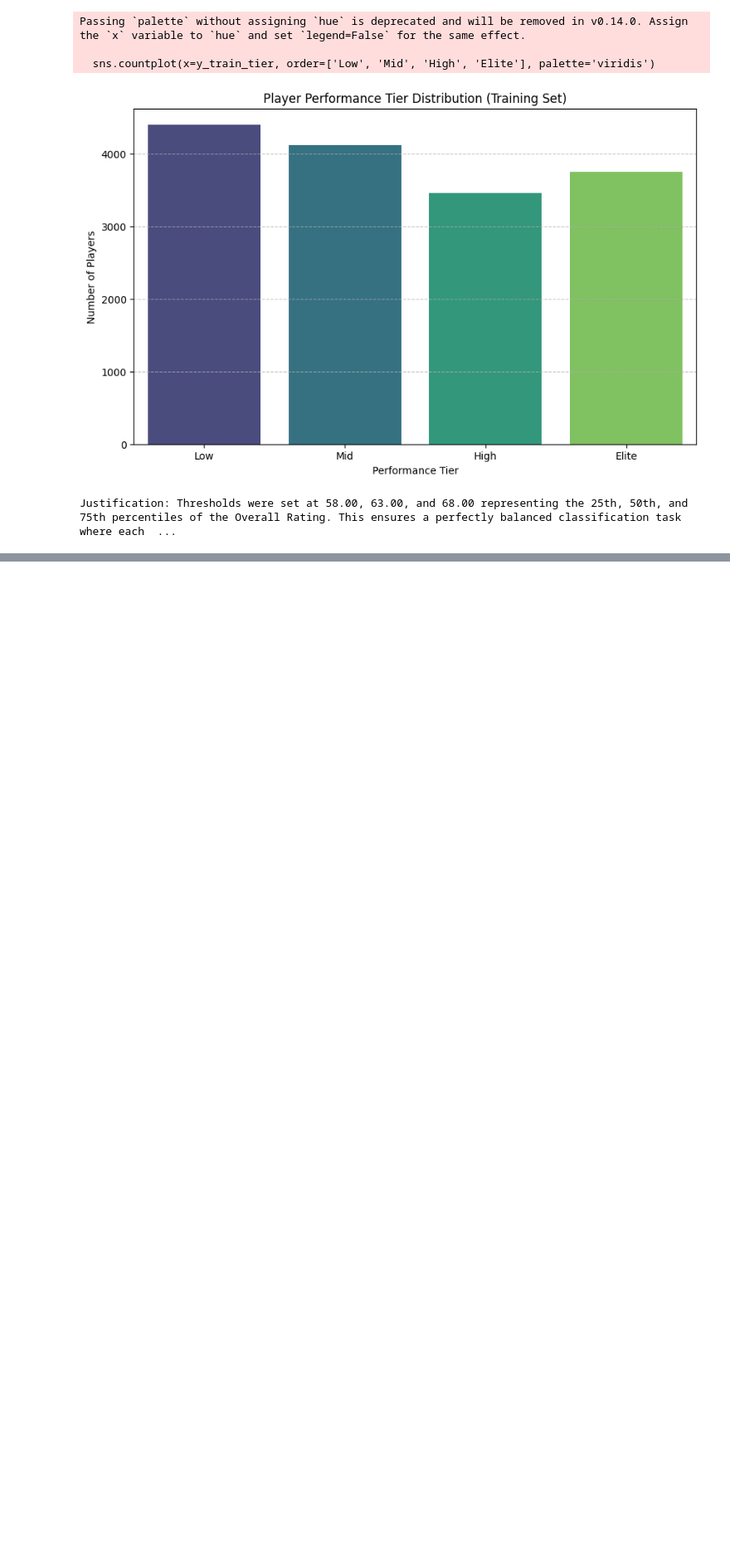
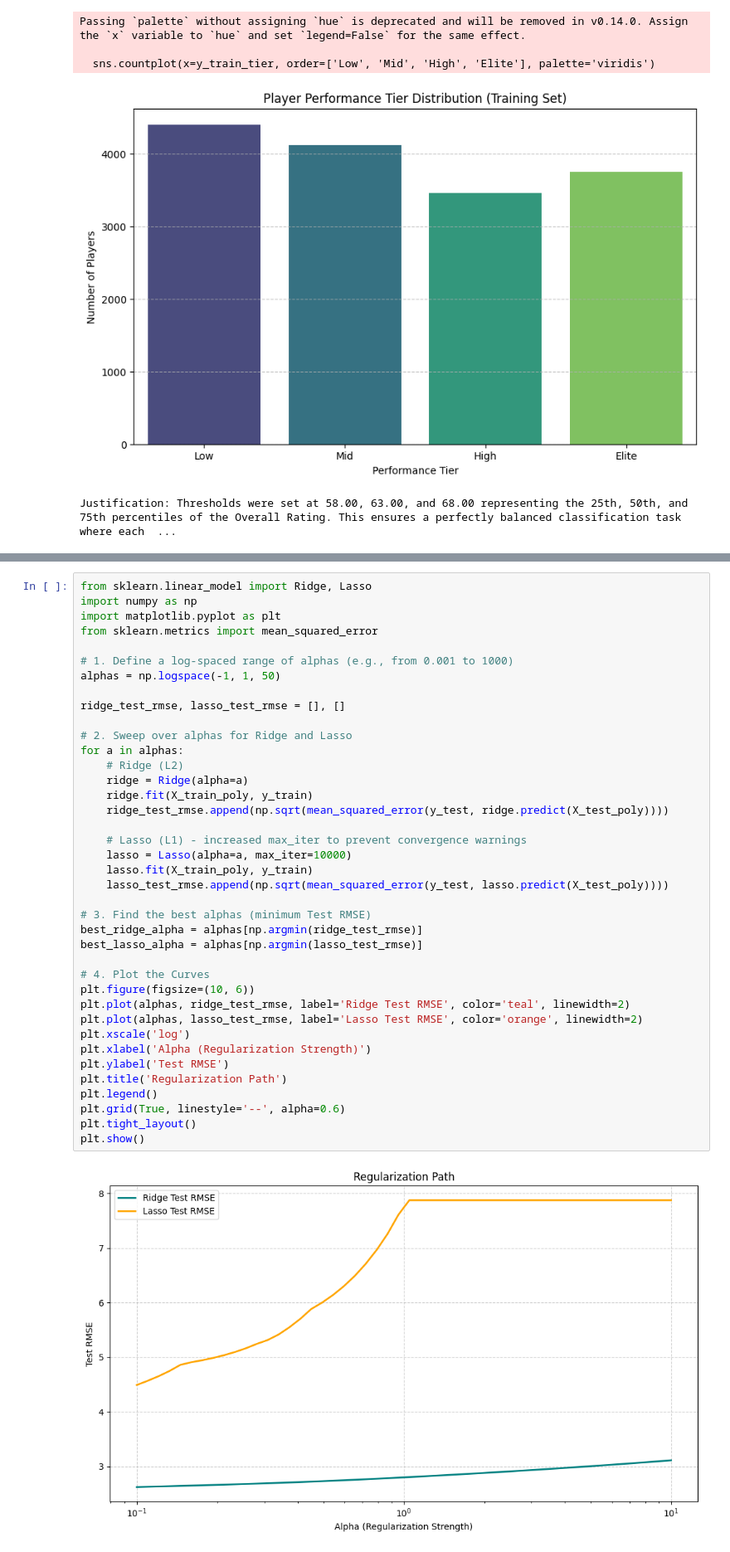
Before and after one commit to Fares-Shreen/assignment_fifa, a Jupyter notebook: fifa.ipynb, the cells around one changed output, grey strips where cells are left out. Shown at 83% size. Cells and saved outputs as stored; diff of their text form; blank space fills up the shorter version.

```diff
--- a/fifa.ipynb
+++ b/fifa.ipynb
@@ -395,0 +505,41 @@ Conclusion: Scaling does NOT affect Naive Bayes performance.
+# %%
+from sklearn.linear_model import Ridge, Lasso
+import numpy as np
+import matplotlib.pyplot as plt
+from sklearn.metrics import mean_squared_error
+
+# 1. Define a log-spaced range of alphas (e.g., from 0.001 to 1000)
+alphas = np.logspace(-1, 1, 50)
+
+ridge_test_rmse, lasso_test_rmse = [], []
+
+# 2. Sweep over alphas for Ridge and Lasso
+for a in alphas:
+    # Ridge (L2)
+    ridge = Ridge(alpha=a)
+    ridge.fit(X_train_poly, y_train)
+    ridge_test_rmse.append(np.sqrt(mean_squared_error(y_test, ridge.predict(X_test_poly))))
+
+    # Lasso (L1) - increased max_iter to prevent convergence warnings
+    lasso = Lasso(alpha=a, max_iter=10000)
+    lasso.fit(X_train_poly, y_train)
+    lasso_test_rmse.append(np.sqrt(mean_squared_error(y_test, lasso.predict(X_test_poly))))
+
+# 3. Find the best alphas (minimum Test RMSE)
+best_ridge_alpha = alphas[np.argmin(ridge_test_rmse)]
+best_lasso_alpha = alphas[np.argmin(lasso_test_rmse)]
+
+# 4. Plot the Curves
+plt.figure(figsize=(10, 6))
+plt.plot(alphas, ridge_test_rmse, label='Ridge Test RMSE', color='teal', linewidth=2)
+plt.plot(alphas, lasso_test_rmse, label='Lasso Test RMSE', color='orange', linewidth=2)
+plt.xscale('log')
+plt.xlabel('Alpha (Regularization Strength)')
+plt.ylabel('Test RMSE')
+plt.title('Regularization Path')
+plt.legend()
+plt.grid(True, linestyle='--', alpha=0.6)
+plt.tight_layout()
+plt.show()
+# %% [output]
+[figure, added]
```
Also changed, not shown: parts of 9 cells of this notebook.
